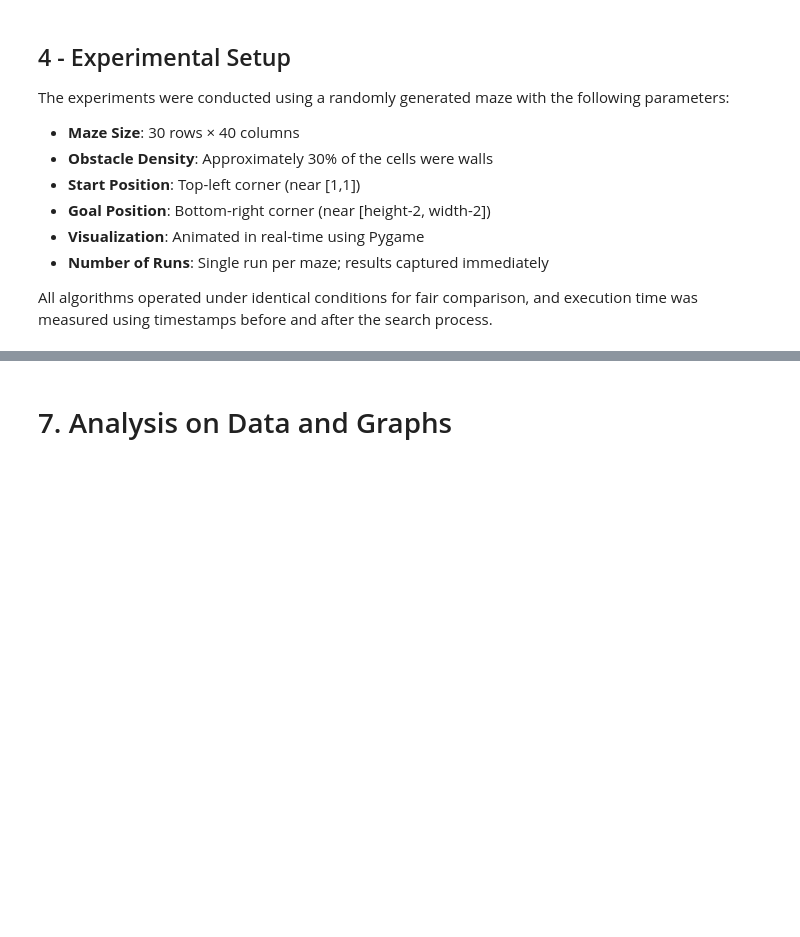
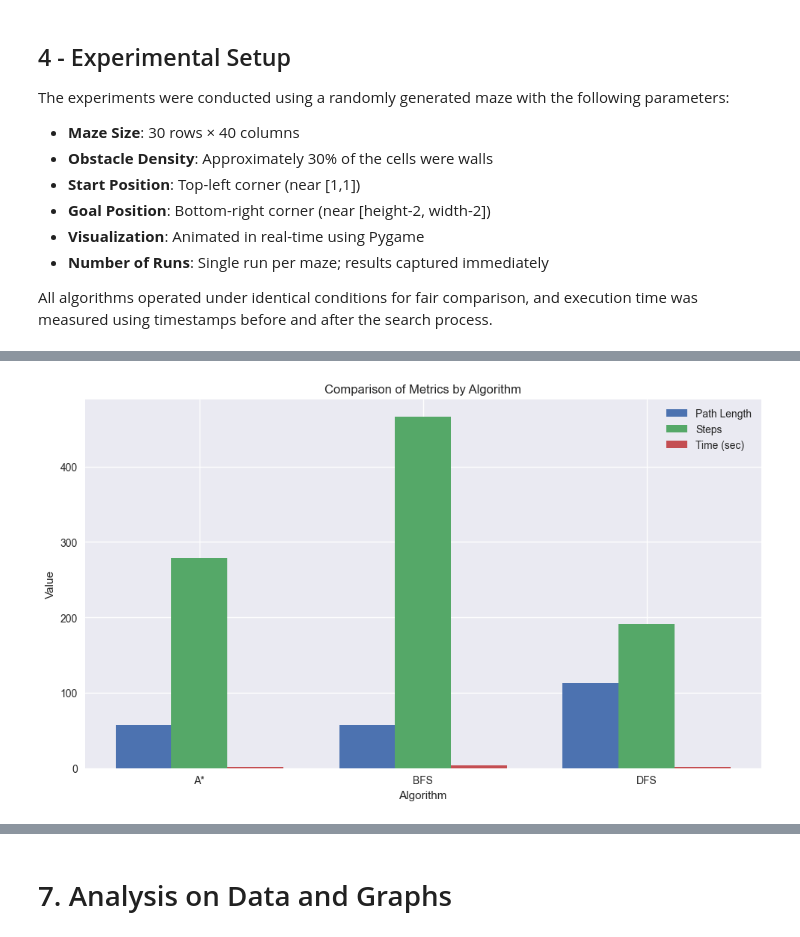
Before and after one commit to deceaseblow/ai-maze-game, a Jupyter notebook: maze-game-report.ipynb, the cells around one changed output, grey strips where cells are left out. Saved outputs shown, nothing was run; the diff lists cells and outputs as text; code cells hidden in the pictures; blank space fills up the shorter version.

```diff
--- a/maze-game-report.ipynb
+++ b/maze-game-report.ipynb
@@ -121,0 +140,29 @@ TypeError: agg function failed [how->mean,dtype->object]
+# %%
+import numpy as np
+
+# Prepare Data
+metrics = ['Path Length', 'Steps', 'Time (sec)']
+algorithms = grouped['Algorithm']
+values = grouped[metrics].values
+
+# Set positions
+x = np.arange(len(algorithms))
+width = 0.25  # width of bars
+
+fig, ax = plt.subplots(figsize=(10,6))
+
+# Draw bars
+for i, metric in enumerate(metrics):
+    ax.bar(x + i*width, grouped[metric], width, label=metric)
+
+ax.set_xlabel('Algorithm')
+ax.set_ylabel('Value')
+ax.set_title('Comparison of Metrics by Algorithm')
+ax.set_xticks(x + width)
+ax.set_xticklabels(algorithms)
+ax.legend()
+ax.grid(True)
+plt.tight_layout()
+plt.show()
+# %% [output]
+[figure, added]
```
Also changed, not shown: parts of 7 cells of this notebook, 4 other files.
